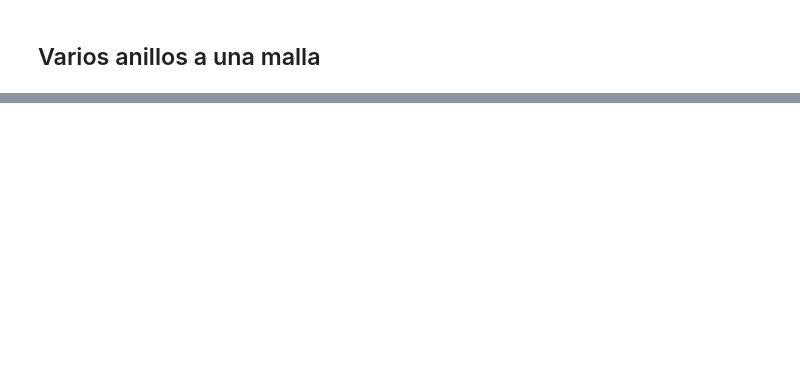
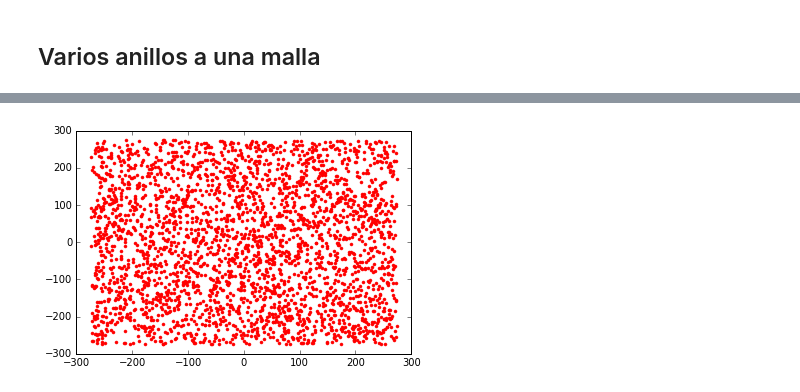
Before and after one commit to CosmoStats/cosmostats2018-jzsmoreno, a Jupyter notebook: 2daParte/Ejercicio5/griddata.ipynb, the cells around one changed output, grey strips where cells are left out. Saved outputs shown, nothing was run; the diff lists cells and outputs as text; code cells hidden in the pictures; blank space fills up the shorter version.

```diff
--- a/2daParte/Ejercicio5/griddata.ipynb
+++ b/2daParte/Ejercicio5/griddata.ipynb
@@ -183,0 +246,14 @@ plt.show()
+# %%
+n=np.size(tcx)
+rho=0.01
+dim=np.sqrt(n/rho)
+d=dim/np.sqrt(n)
+radx=[]
+rady=[]
+for i in range(n):
+    radx.append((random()-0.5)*dim)
+    rady.append((random()-0.5)*dim)
+plt.plot(radx,rady, 'r.')
+plt.show()
+# %% [output]
+[figure, added]
```
Also changed, not shown: parts of 10 cells of this notebook.
